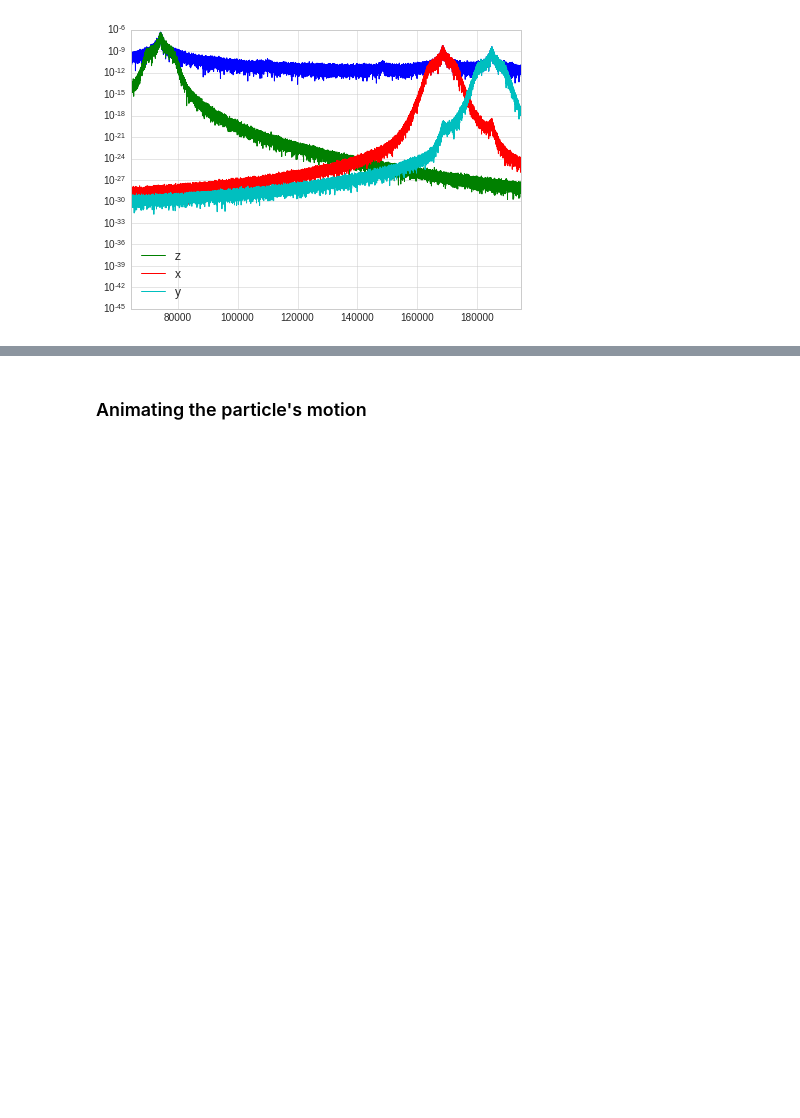
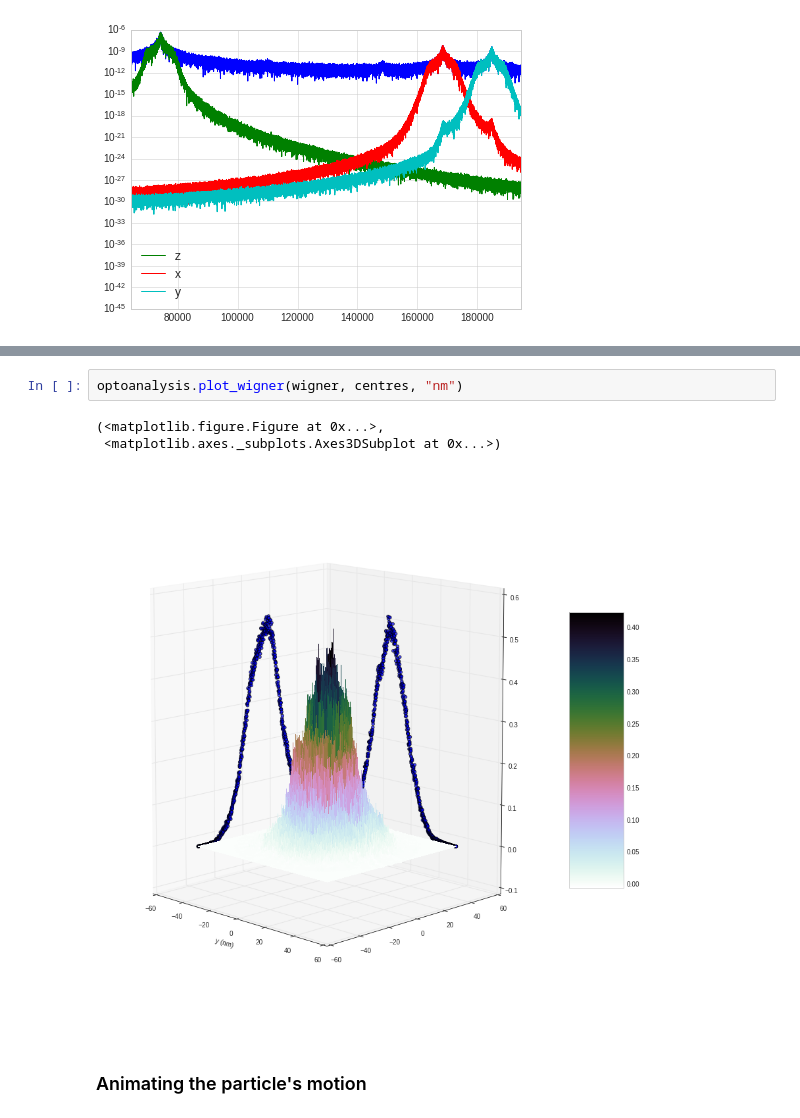
Before and after one commit to AshleySetter/optoanalysis, a Jupyter notebook: Usage_Demonstration.ipynb, the cells around one changed output, grey strips where cells are left out. Cells and saved outputs as stored; diff of their text form; blank space fills up the shorter version.

```diff
--- a/Usage_Demonstration.ipynb
+++ b/Usage_Demonstration.ipynb
@@ -93,3 +104,9 @@ filtering Y
+# %%
+optoanalysis.plot_wigner(wigner, centres, "nm")
+# %% [output]
+(<matplotlib.figure.Figure at 0x...>,
+ <matplotlib.axes._subplots.Axes3DSubplot at 0x...>)
+[figure, added]
 # %% [markdown]
 ### Animating the particle's motion
 # %%
```
Also changed, not shown: parts of 16 cells of this notebook.
